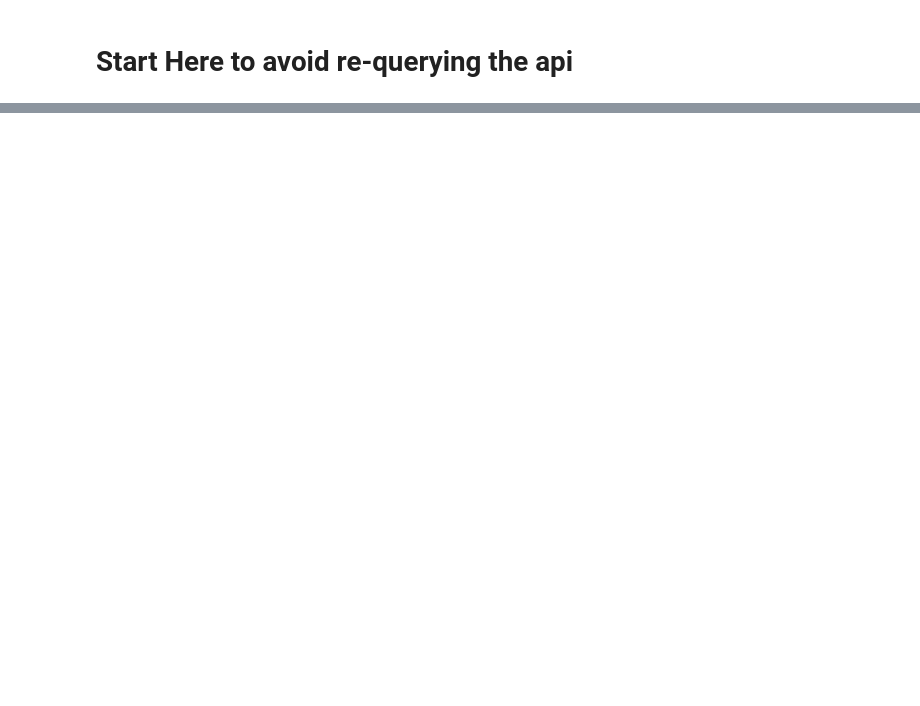
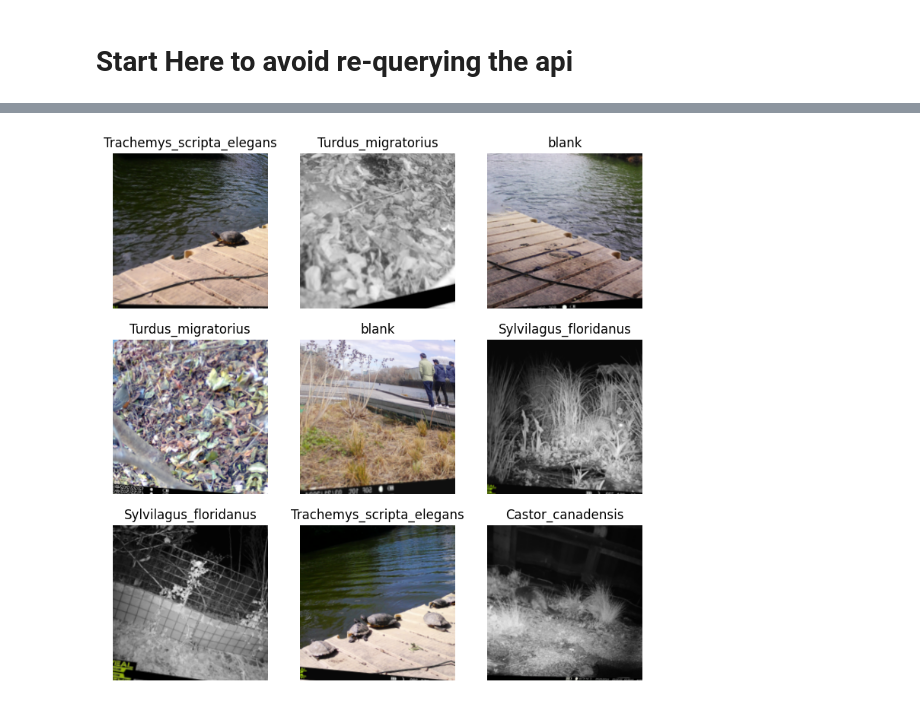
Before and after one commit to morescode-pm/kaggle-fastai, a Jupyter notebook: pull-observations-kaggle.ipynb, the cells around one changed output, grey strips where cells are left out. Cells and saved outputs as stored; diff of their text form; code cells hidden in the pictures; blank space fills up the shorter version.

Commit message:
Kaggle Notebook | cameratrap-ml-training | Version 2

```diff
--- a/pull-observations-kaggle.ipynb
+++ b/pull-observations-kaggle.ipynb
@@ -146,0 +375,18 @@ df3_grouped.to_csv("/kaggle/working/labeled_species_urls.csv")
+# %%
+%%time
+from fastai.vision.all import *
+
+path = Path('/kaggle/working/images')
+
+# Ignore test folder during training
+dls = ImageDataLoaders.from_folder(
+    path,
+    train='.',       # Train data is in the species folders
+    valid_pct=0.2,   # FastAI will split off a validation set
+    seed=42,
+    item_tfms=Resize(224),  # Resize all images to 224x224
+    batch_tfms=aug_transforms(),
+)
+
+dls.show_batch(max_n=9)
+# %% [output]
@@ -146,0 +395 @@ df3_grouped.to_csv("/kaggle/working/labeled_species_urls.csv")
+[figure, added]
```
Also changed, not shown: parts of 15 cells of this notebook.
